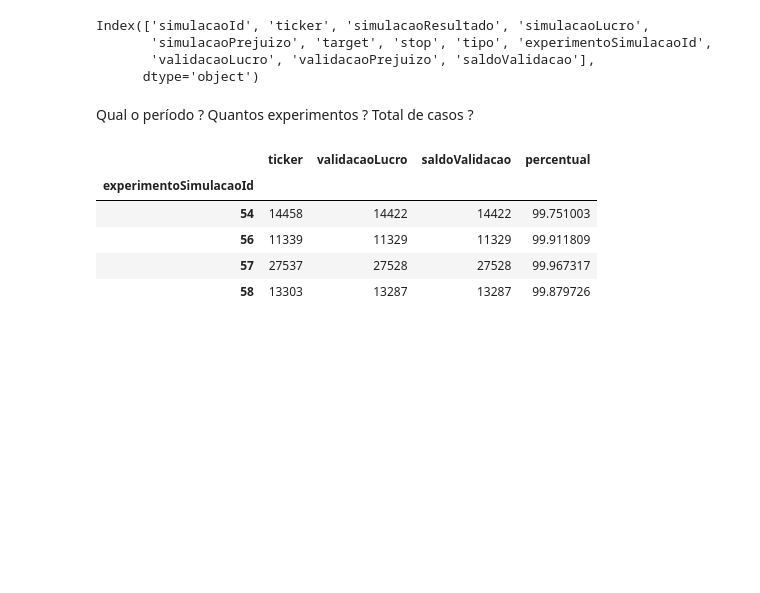
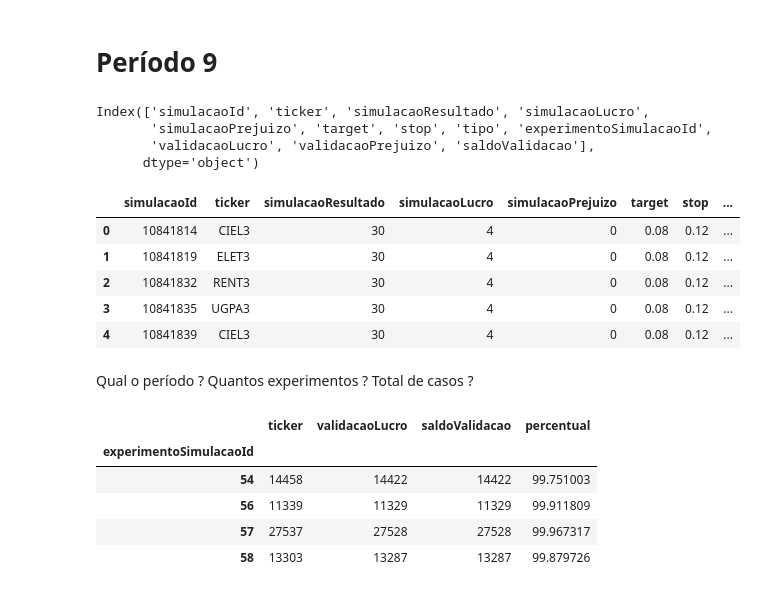
Before and after one commit to paulofor/Jupyter-Espaco01, a Jupyter notebook: Validador/Apoio do Papel.ipynb, the cells around one changed output. Drawn from its saved outputs; the diff is of its cells as text; code cells hidden in the pictures; blank space fills up the shorter version.

```diff
--- a/Validador/Apoio do Papel.ipynb
+++ b/Validador/Apoio do Papel.ipynb
@@ -1,3 +1,5 @@
+# %% [markdown]
+# Período 9
 # %%
 import numpy as np
 from datetime import datetime
@@ -17,6 +19,15 @@ Index(['simulacaoId', 'ticker', 'simulacaoResultado', 'simulacaoLucro',
        'simulacaoPrejuizo', 'target', 'stop', 'tipo', 'experimentoSimulacaoId',
        'validacaoLucro', 'validacaoPrejuizo', 'saldoValidacao'],
       dtype='object')
+# %%
+df.head()
+# %% [output]
+|  | simulacaoId | ticker | simulacaoResultado | simulacaoLucro | simulacaoPrejuizo | target | stop | ... |
+| 0 | 10841814 | CIEL3 | 30 | 4 | 0 | 0.08 | 0.12 | ... |
+| 1 | 10841819 | ELET3 | 30 | 4 | 0 | 0.08 | 0.12 | ... |
+| 2 | 10841832 | RENT3 | 30 | 4 | 0 | 0.08 | 0.12 | ... |
+| 3 | 10841835 | UGPA3 | 30 | 4 | 0 | 0.08 | 0.12 | ... |
+| 4 | 10841839 | CIEL3 | 30 | 4 | 0 | 0.08 | 0.12 | ... |
 # %% [markdown]
 Qual o período ?
 Quantos experimentos ?
```
Also changed, not shown: 3 other files.
